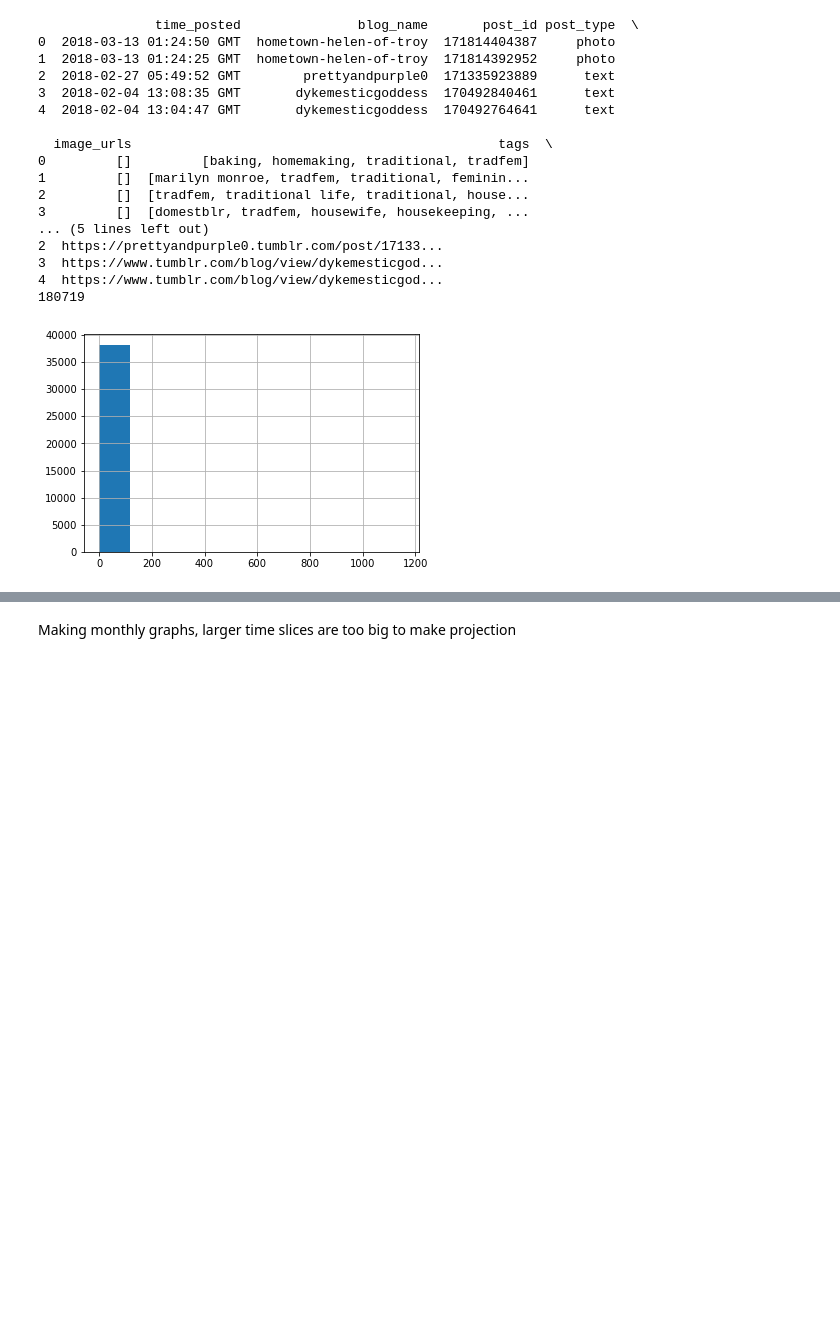
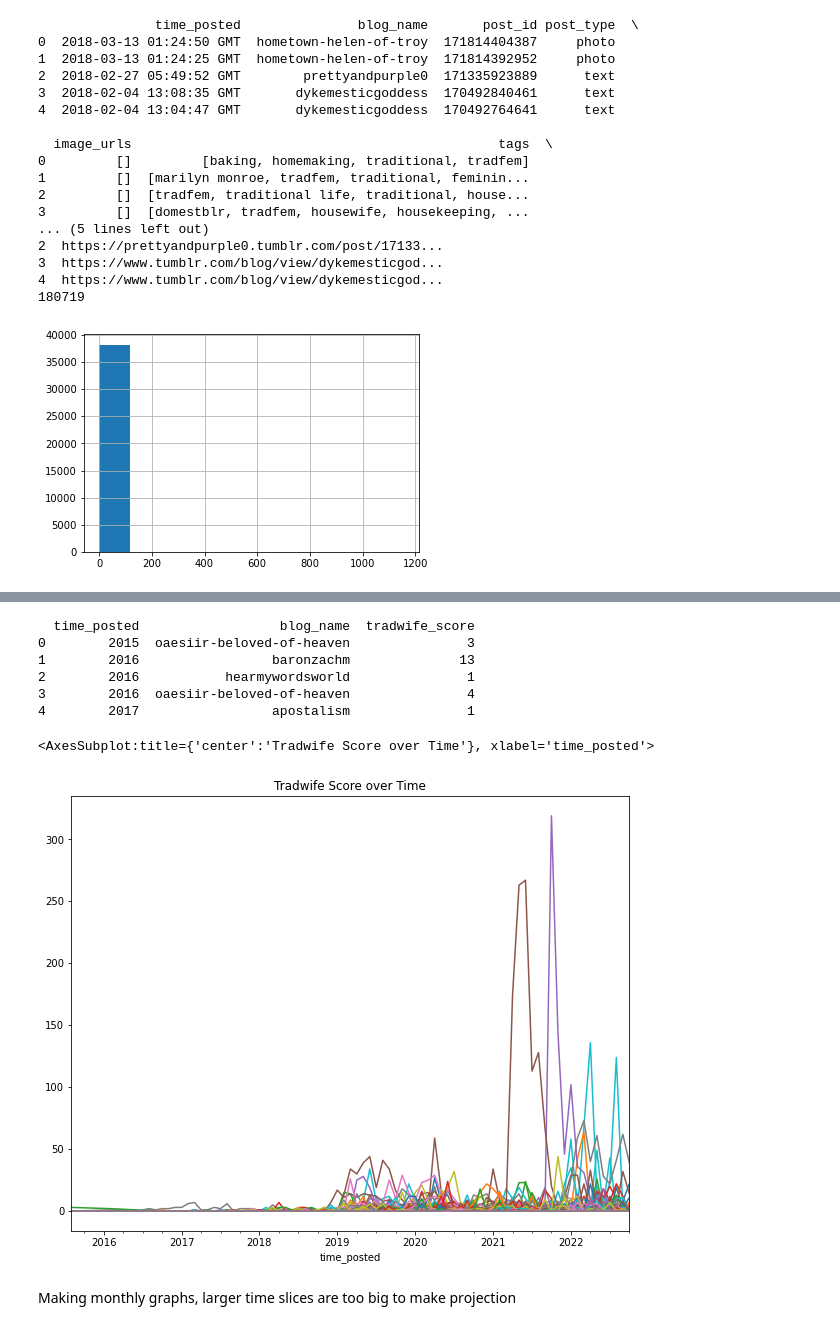
Before and after one commit to olivermallen/Cottagecore_Tradwife_Pipeline, a Jupyter notebook: network_analysis.ipynb, the cells around one changed output, grey strips where cells are left out. Saved outputs shown, nothing was run; the diff lists cells and outputs as text; code cells hidden in the pictures; blank space fills up the shorter version.

Commit message:
add more visualizations, deg dist

```diff
--- a/network_analysis.ipynb
+++ b/network_analysis.ipynb
@@ -40,3 +65,38 @@ tradwifescores = np.log(tradwifescores, where=(tradwifescores!=0))
+# %%
+import pandas as pd
+df['time_posted'] = pd.to_datetime(df.time_posted)
+timeseriesdf = df.groupby([df.time_posted.dt.to_period('M'), 'blog_name']).sum('tradwife_score').reset_index()
+# %%
+print(timeseriesdf.head())
+# %% [output]
+  time_posted                  blog_name  tradwife_score
+0        2015  oaesiir-beloved-of-heaven               3
+1        2016                 baronzachm              13
+2        2016           hearmywordsworld               1
+3        2016  oaesiir-beloved-of-heaven               4
+4        2017                 apostalism               1
+# %%
+timeseriesdf = timeseriesdf.pivot_table(index='time_posted',columns='blog_name',values='tradwife_score',aggfunc='sum').fillna(0)
+# %%
+user_differences = []
+users = []
+for user in timeseriesdf:
+    difference = 0
+    oldval = 0
+    for val in timeseriesdf[user]:
+        difference = difference + abs(oldval-val)
+        oldval = val
+    user_differences.append(difference)
+    users.append(user)
+relevant_users = []
+for user, difference in zip(users, user_differences):
+    if difference >0:
+        relevant_users.append(user)
+# %%
+timeseriesdf[relevant_users].plot(figsize=(10,8), legend=False, title="Tradwife Score over Time")
+# %% [output]
+<AxesSubplot:title={'center':'Tradwife Score over Time'}, xlabel='time_posted'>
+[figure, added]
 # %% [markdown]
 Making monthly graphs, larger time slices are too big to make projection
 # %%
```
Also changed, not shown: parts of 10 cells of this notebook, 1 other file.
